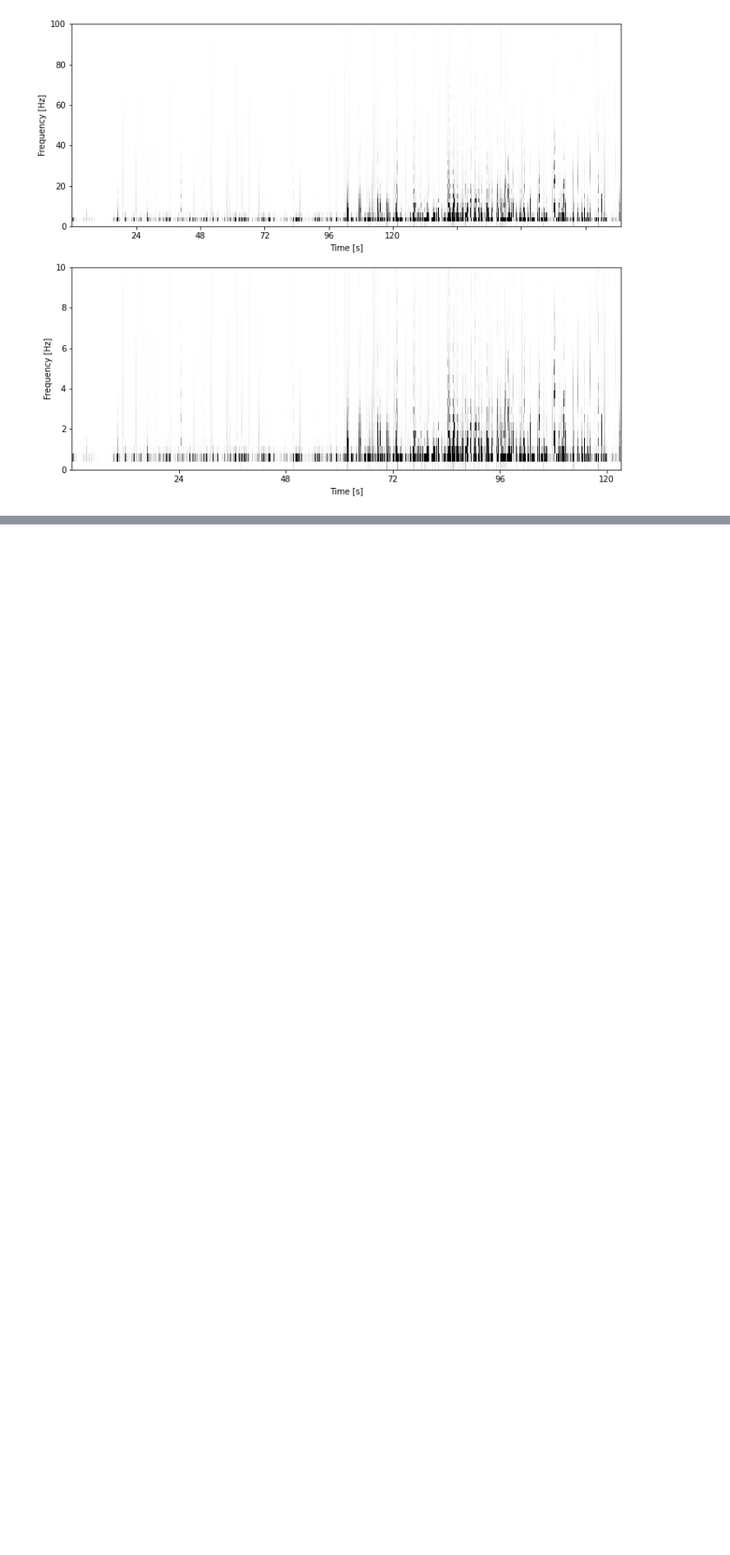
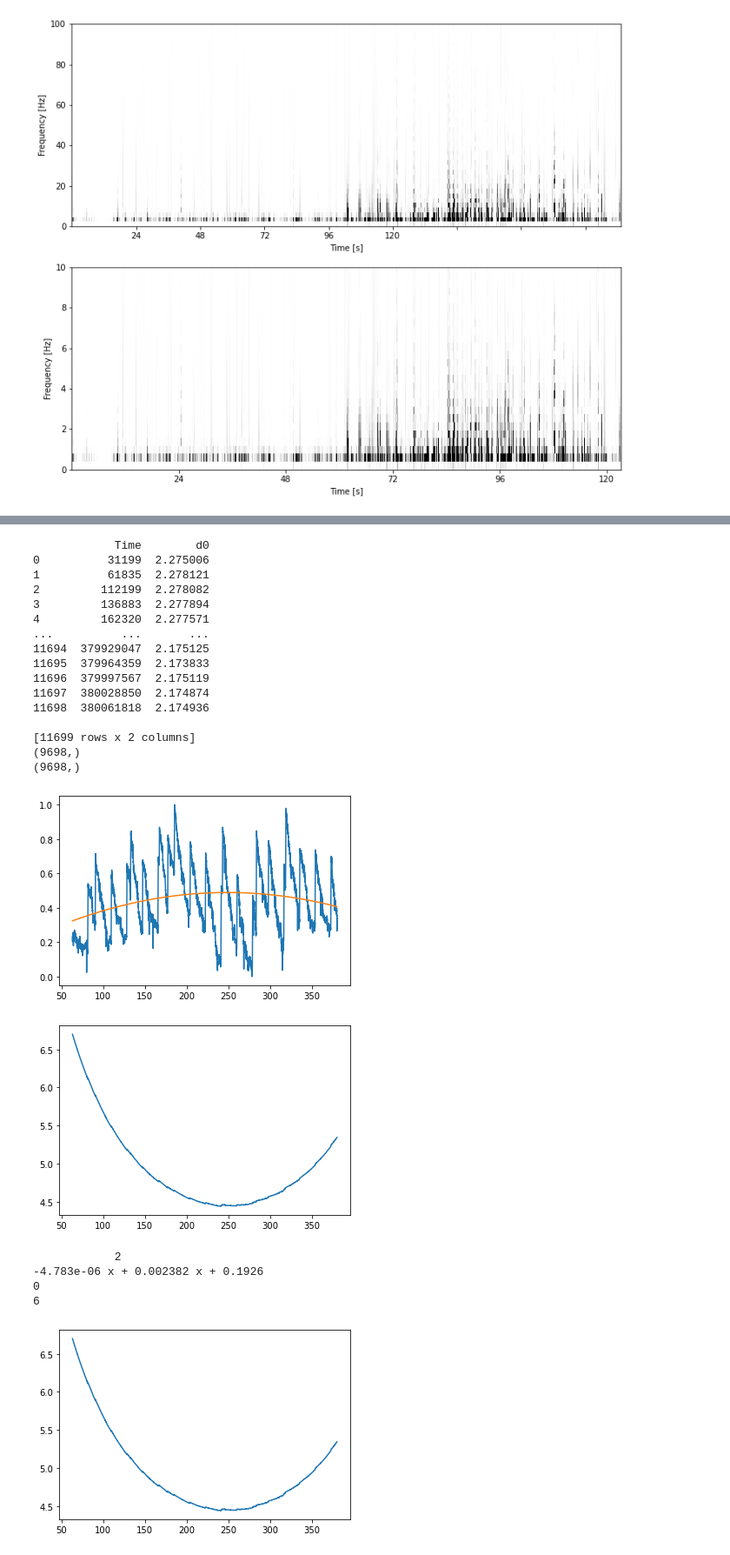
Before and after one commit to AmeVel2040/eclipseAmeyaSharing, a Jupyter notebook: InitialSpectogramAnalysis6-13-22.ipynb, the cells around one changed output, grey strips where cells are left out. Shown at 87% size. Saved outputs shown, nothing was run; the diff lists cells and outputs as text; code cells hidden in the pictures; blank space fills up the shorter version.

```diff
--- a/InitialSpectogramAnalysis6-13-22.ipynb
+++ b/InitialSpectogramAnalysis6-13-22.ipynb
@@ -89,12 +89,17 @@ dfnonzero["millis"]=(dfnonzero["millis"]-dfnonzero["millis"].iloc[0])/1E3
 """
 Test Data Processing
 """
-data_01 = pd.read_csv('https://raw.githubusercontent.com/AmeVel2040/myPiFiles/main/LSStuffAmeya/14-06-22at01-28PM')
-startT=data_01.columns[0]
-data_01=data_01.drop(columns=['d1','d2','d3'])
-data_01.columns = ["Time","d0"]
-print(startT)
-print(data_01)
-xfull,yfull = data_01.iloc[:,0].values/1E6, data_01.iloc[:,1].values
-#x,y=xfull,yfull
+def returnData(url):
+    data_01 = pd.read_csv(url)
+    data_01.columns = range(data_01.shape[1])
+    #print(data_01)
+    #print(data_01.columns.difference([0,1]))
+    data_01=data_01.drop(data_01.columns.difference([0,1]),axis=1)
+    data_01.columns = ["Time","d0"]
+    #print(startT)
+    print(data_01)
+    xfull,yfull = data_01.iloc[:,0].values/1E6, data_01.iloc[:,1].values
+    return (xfull,yfull)
+
+dat = returnData('https://raw.githubusercontent.com/AmeVel2040/myPiFiles/main/LSStuffAmeya/14-06-22at01-28PM')
 # %% [output]
@@ -165,10 +169,11 @@ def three_sigmad(nt,nv,chunks,numSigma,progress):
     print(deleted)
     return out[0,:],out[1,:]
 
-def genthePlots(x,y,start,fs,fs2,chunks,numSigma,pr):
+def genthePlots(data,start,end,fs,fs2,chunks,numSigma,pr):
+    x,y=data[0],data[1]
 
-    tchunk1=x[start:-1]
-    vchunk1=y[start:-1] #OFF
+    tchunk1=x[start:end]
+    vchunk1=y[start:end] #OFF
     print(tchunk1.shape)
     print(vchunk1.shape)
 
@@ -196,7 +201,7 @@ def genthePlots(x,y,start,fs,fs2,chunks,numSigma,pr):
 
     fclip, tclip, Sxxclip = signal.spectrogram(unnormv, fs,nperseg=256)
     fclip2, tclip2, Sxxclip2 = signal.spectrogram(unnormv, fs2,nperseg=256)
-    print(Sxxclip)
+    #print(Sxxclip)
 
     fig, axs = plt.subplots(2, 1,figsize=(12,10))
     s_22 = axs[0].pcolormesh(tclip, fclip, Sxxclip,cmap='binary',vmin=min(Sxxclip[0]),vmax=max(Sxxclip[0]))
@@ -392,0 +400,27 @@ genthePlots(dfnonzero.iloc[:,1].values,dfnonzero.iloc[:,5].values,0,600,100,20,2
+# %%
+#30000sps
+genthePlots(returnData('https://raw.githubusercontent.com/AmeVel2040/myPiFiles/main/LSStuffAmeya/17-06-22at01-02PM'),2000,-1,600,100,125,3,126)
+# %% [output]
+            Time        d0
+0          31199  2.275006
+1          61835  2.278121
+2         112199  2.278082
+3         136883  2.277894
+4         162320  2.277571
+...          ...       ...
+11694  379929047  2.175125
+11695  379964359  2.173833
+11696  379997567  2.175119
+11697  380028850  2.174874
+11698  380061818  2.174936
+
+[11699 rows x 2 columns]
+(9698,)
+(9698,)
+[figure, added]
+[figure, added]
+            2
+-4.783e-06 x + 0.002382 x + 0.1926
+0
+6
+[figure, added]
```
Also changed, not shown: parts of 13 cells of this notebook.
